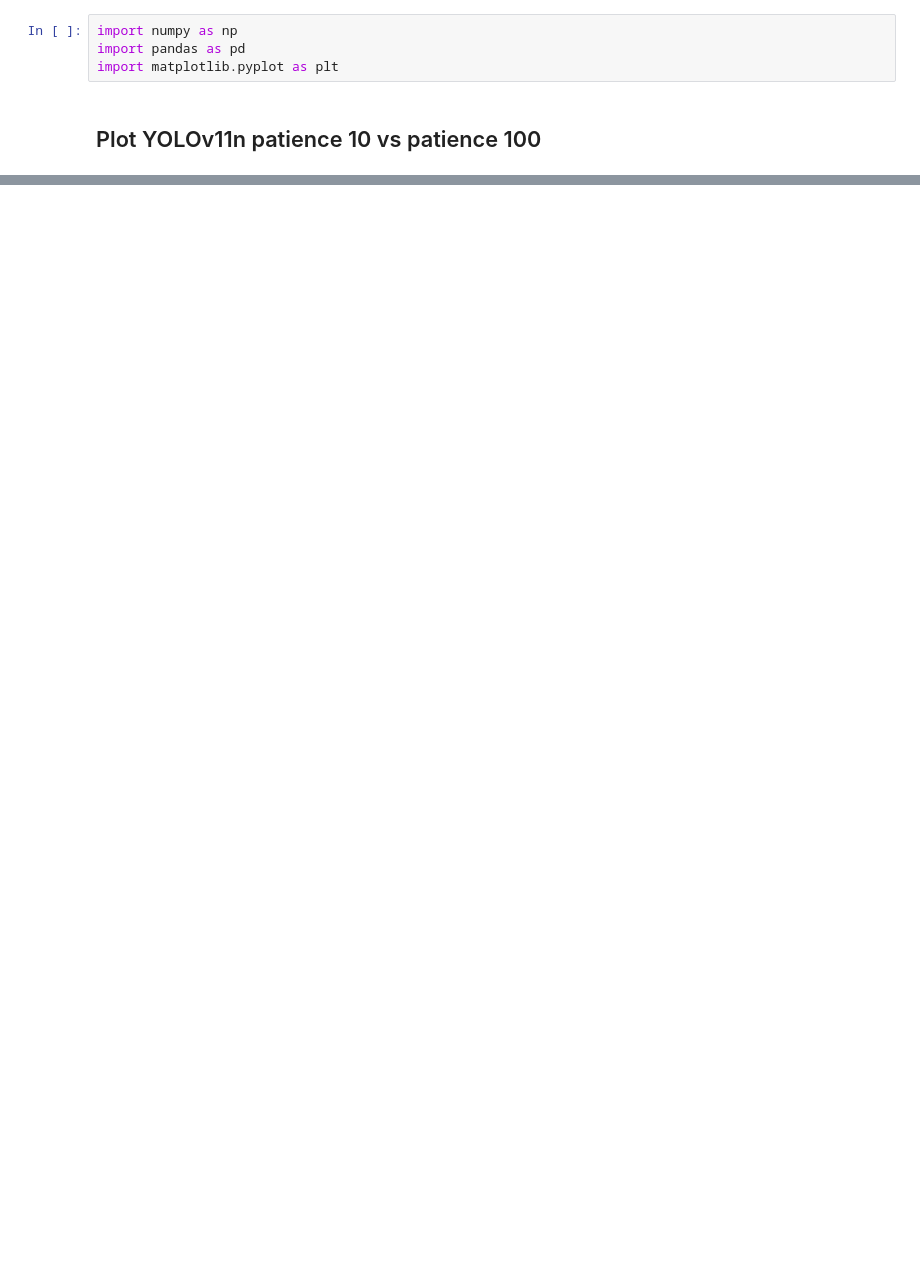
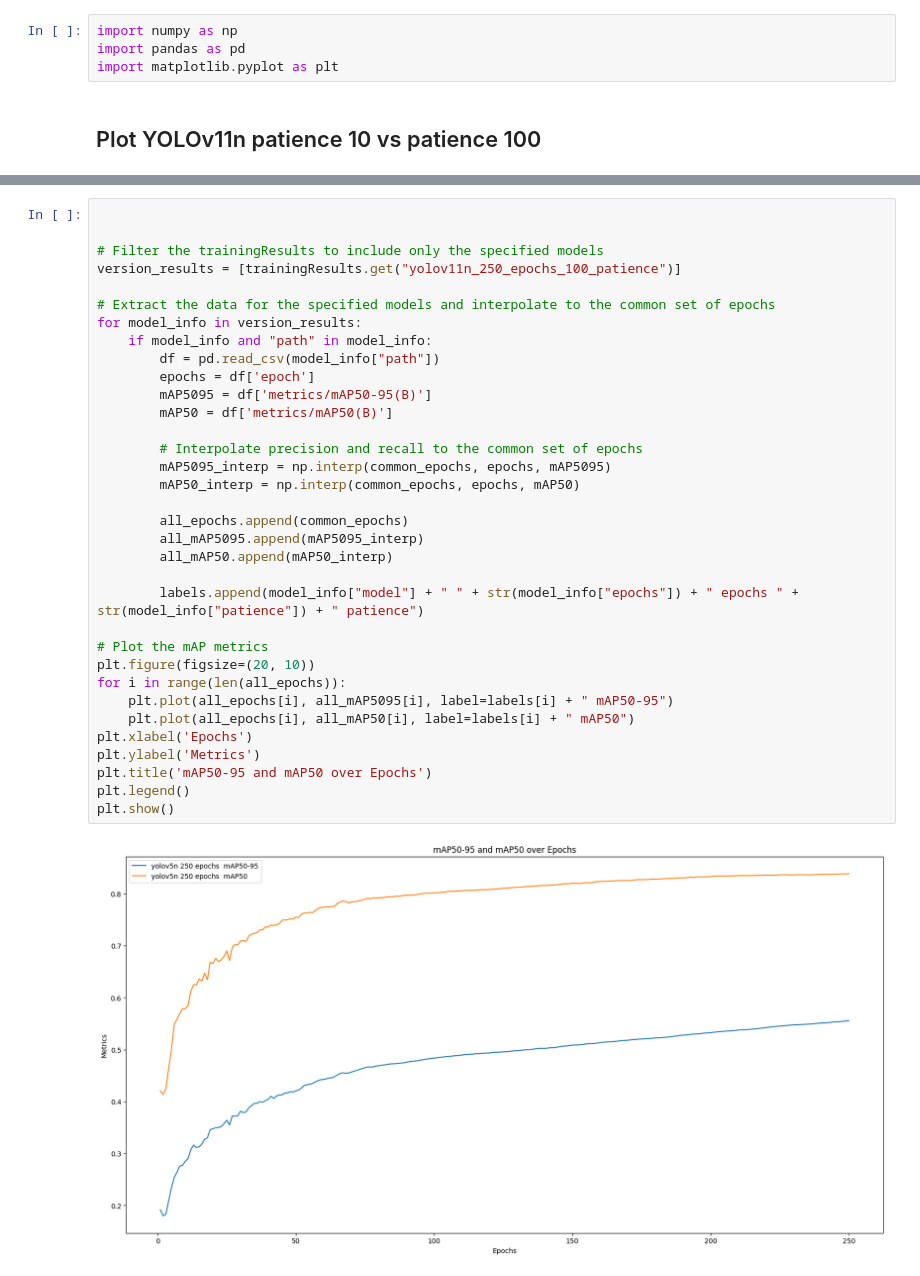
Before and after one commit to TheGoncaloSilva/yolo_pothole_detection, a Jupyter notebook: analyze_results2.ipynb, the cells around one changed output, grey strips where cells are left out. Cells and saved outputs as stored; diff of their text form; blank space fills up the shorter version.

```diff
--- a/analyze_results2.ipynb
+++ b/analyze_results2.ipynb
@@ -276 +337,37 @@ plt.show()
+# %%
+
+
+# Filter the trainingResults to include only the specified models
+version_results = [trainingResults.get("yolov11n_250_epochs_100_patience")]
+
+# Extract the data for the specified models and interpolate to the common set of epochs
+for model_info in version_results:
+    if model_info and "path" in model_info:
+        df = pd.read_csv(model_info["path"])
+        epochs = df['epoch']
+        mAP5095 = df['metrics/mAP50-95(B)']
+        mAP50 = df['metrics/mAP50(B)']
+
+        # Interpolate precision and recall to the common set of epochs
+        mAP5095_interp = np.interp(common_epochs, epochs, mAP5095)
+        mAP50_interp = np.interp(common_epochs, epochs, mAP50)
+
+        all_epochs.append(common_epochs)
+        all_mAP5095.append(mAP5095_interp)
+        all_mAP50.append(mAP50_interp)
+
+        labels.append(model_info["model"] + " " + str(model_info["epochs"]) + " epochs " + str(model_info["patience"]) + " patience")
+
+# Plot the mAP metrics
+plt.figure(figsize=(20, 10))
+for i in range(len(all_epochs)):
+    plt.plot(all_epochs[i], all_mAP5095[i], label=labels[i] + " mAP50-95")
+    plt.plot(all_epochs[i], all_mAP50[i], label=labels[i] + " mAP50")
+plt.xlabel('Epochs')
+plt.ylabel('Metrics')
+plt.title('mAP50-95 and mAP50 over Epochs')
+plt.legend()
+plt.show()
+# %% [output]
+[figure, added]
 # %%
```
Also changed, not shown: parts of 6 cells of this notebook.
